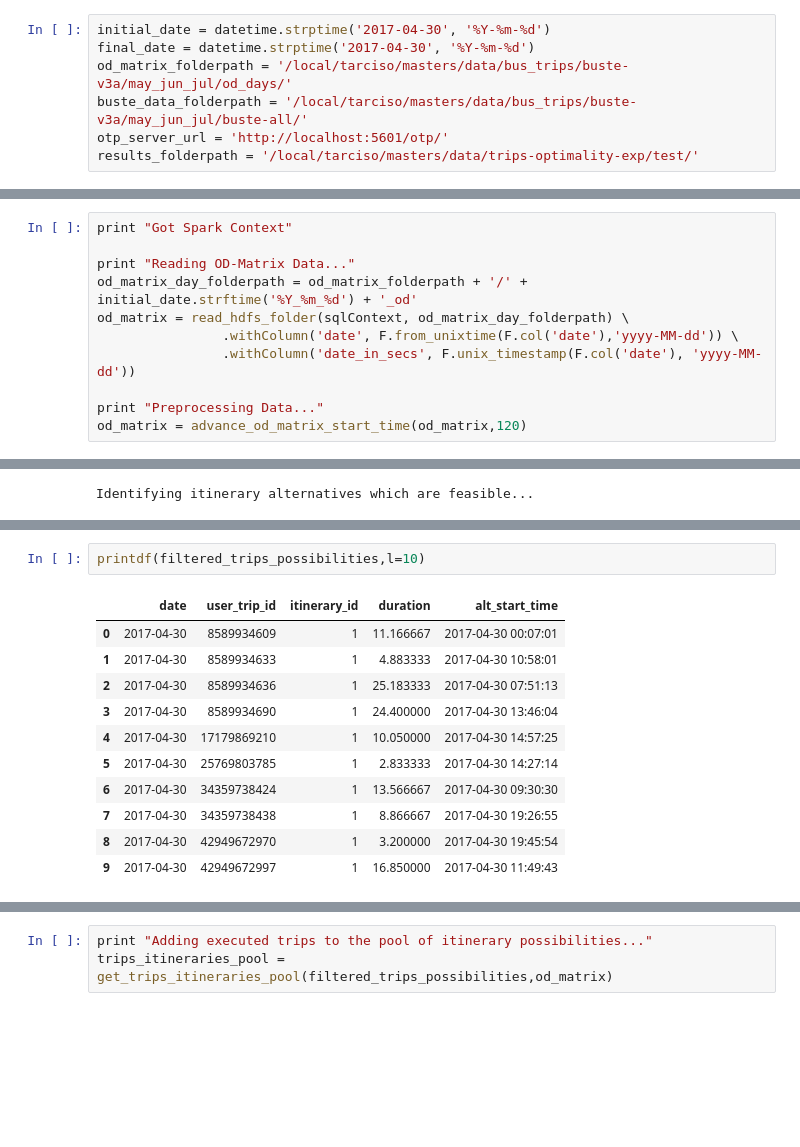
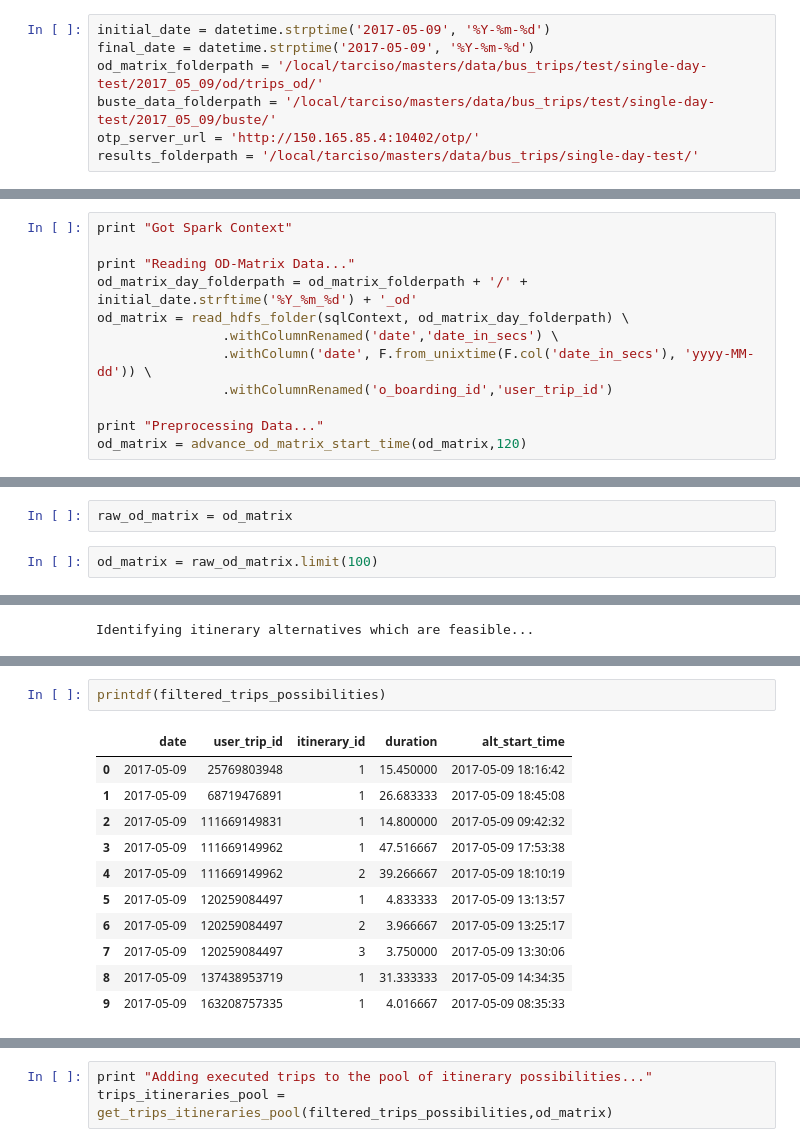
Before and after one commit to tarcisobraz/trips-optimality-exp, a Jupyter notebook: evaluate-trips-script-notebook.ipynb, the cells around one changed output, grey strips where cells are left out. Drawn from its saved outputs; the diff is of its cells as text; blank space fills up the shorter version.

```diff
--- a/evaluate-trips-script-notebook.ipynb
+++ b/evaluate-trips-script-notebook.ipynb
@@ -262,12 +257,12 @@ def compute_improvement_capacity(best_itineraries,od_mat):
 # %% [markdown]
 #### Reading Input Variables
 # %%
-initial_date = datetime.strptime('2017-04-30', '%Y-%m-%d')
-final_date = datetime.strptime('2017-04-30', '%Y-%m-%d')
-od_matrix_folderpath = '/local/tarciso/masters/data/bus_trips/buste-v3a/may_jun_jul/od_days/'
-buste_data_folderpath = '/local/tarciso/masters/data/bus_trips/buste-v3a/may_jun_jul/buste-all/'
-otp_server_url = 'http://localhost:5601/otp/'
-results_folderpath = '/local/tarciso/masters/data/trips-optimality-exp/test/'
+initial_date = datetime.strptime('2017-05-09', '%Y-%m-%d')
+final_date = datetime.strptime('2017-05-09', '%Y-%m-%d')
+od_matrix_folderpath = '/local/tarciso/masters/data/bus_trips/test/single-day-test/2017_05_09/od/trips_od/'
+buste_data_folderpath = '/local/tarciso/masters/data/bus_trips/test/single-day-test/2017_05_09/buste/'
+otp_server_url = 'http://150.165.85.4:10402/otp/'
+results_folderpath = '/local/tarciso/masters/data/bus_trips/single-day-test/'
 # %% [markdown]
 #### Settting Up Environment
 # %%
@@ -301,8 +296,9 @@ print "Got Spark Context"
 print "Reading OD-Matrix Data..."
 od_matrix_day_folderpath = od_matrix_folderpath + '/' + initial_date.strftime('%Y_%m_%d') + '_od'
 od_matrix = read_hdfs_folder(sqlContext, od_matrix_day_folderpath) \
-                .withColumn('date', F.from_unixtime(F.col('date'),'yyyy-MM-dd')) \
-                .withColumn('date_in_secs', F.unix_timestamp(F.col('date'), 'yyyy-MM-dd'))
+                .withColumnRenamed('date','date_in_secs') \
+                .withColumn('date', F.from_unixtime(F.col('date_in_secs'), 'yyyy-MM-dd')) \
+                .withColumnRenamed('o_boarding_id','user_trip_id')
 
 print "Preprocessing Data..."
 od_matrix = advance_od_matrix_start_time(od_matrix,120)
@@ -313,3 +324,7 @@ Preprocessing Data...
+# %%
+raw_od_matrix = od_matrix
+# %%
+od_matrix = raw_od_matrix.limit(100)
 # %% [markdown]
 #### Getting OTP suggested itineraries
 # %%
@@ -437,17 +772,17 @@ printdf(trips_itineraries_possibilities,l=10)
 # %%
-printdf(filtered_trips_possibilities,l=10)
+printdf(filtered_trips_possibilities)
 # %% [output]
 |  | date | user_trip_id | itinerary_id | duration | alt_start_time |
-| 0 | 2017-04-30 | 8589934609 | 1 | 11.166667 | 2017-04-30 00:07:01 |
-| 1 | 2017-04-30 | 8589934633 | 1 | 4.883333 | 2017-04-30 10:58:01 |
-| 2 | 2017-04-30 | 8589934636 | 1 | 25.183333 | 2017-04-30 07:51:13 |
-| 3 | 2017-04-30 | 8589934690 | 1 | 24.400000 | 2017-04-30 13:46:04 |
-| 4 | 2017-04-30 | 17179869210 | 1 | 10.050000 | 2017-04-30 14:57:25 |
-| 5 | 2017-04-30 | 25769803785 | 1 | 2.833333 | 2017-04-30 14:27:14 |
-| 6 | 2017-04-30 | 34359738424 | 1 | 13.566667 | 2017-04-30 09:30:30 |
-| 7 | 2017-04-30 | 34359738438 | 1 | 8.866667 | 2017-04-30 19:26:55 |
-| 8 | 2017-04-30 | 42949672970 | 1 | 3.200000 | 2017-04-30 19:45:54 |
-| 9 | 2017-04-30 | 42949672997 | 1 | 16.850000 | 2017-04-30 11:49:43 |
+| 0 | 2017-05-09 | 25769803948 | 1 | 15.450000 | 2017-05-09 18:16:42 |
+| 1 | 2017-05-09 | 68719476891 | 1 | 26.683333 | 2017-05-09 18:45:08 |
+| 2 | 2017-05-09 | 111669149831 | 1 | 14.800000 | 2017-05-09 09:42:32 |
+| 3 | 2017-05-09 | 111669149962 | 1 | 47.516667 | 2017-05-09 17:53:38 |
+| 4 | 2017-05-09 | 111669149962 | 2 | 39.266667 | 2017-05-09 18:10:19 |
+| 5 | 2017-05-09 | 120259084497 | 1 | 4.833333 | 2017-05-09 13:13:57 |
+| 6 | 2017-05-09 | 120259084497 | 2 | 3.966667 | 2017-05-09 13:25:17 |
+| 7 | 2017-05-09 | 120259084497 | 3 | 3.750000 | 2017-05-09 13:30:06 |
+| 8 | 2017-05-09 | 137438953719 | 1 | 31.333333 | 2017-05-09 14:34:35 |
+| 9 | 2017-05-09 | 163208757335 | 1 | 4.016667 | 2017-05-09 08:35:33 |
 # %%
 print "Writing itineraries possibilities with feasibility to file..."
 #trips_itineraries_possibilities.write.csv(path=results_folderpath+'/itineraries_alternatives',header=True, mode='append')
```
Also changed, not shown: parts of 40 cells of this notebook.
